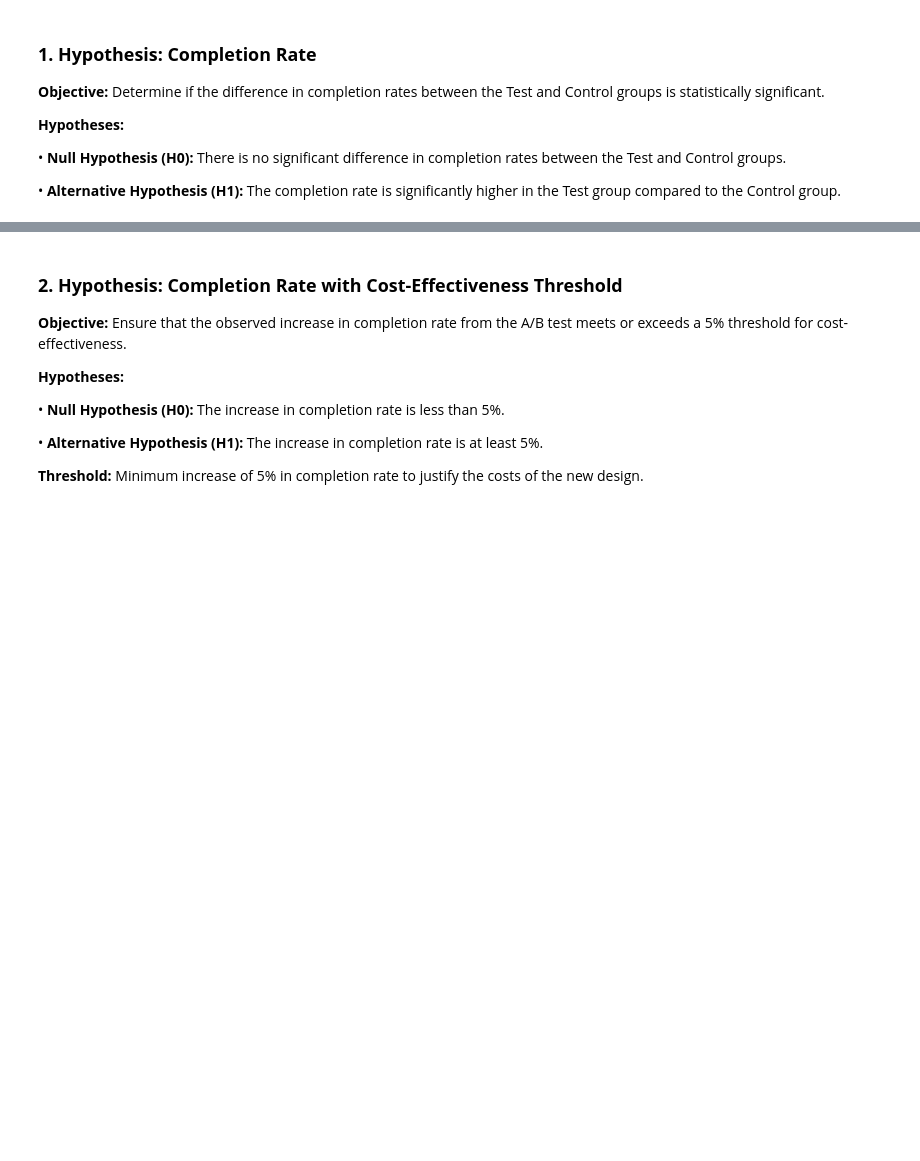
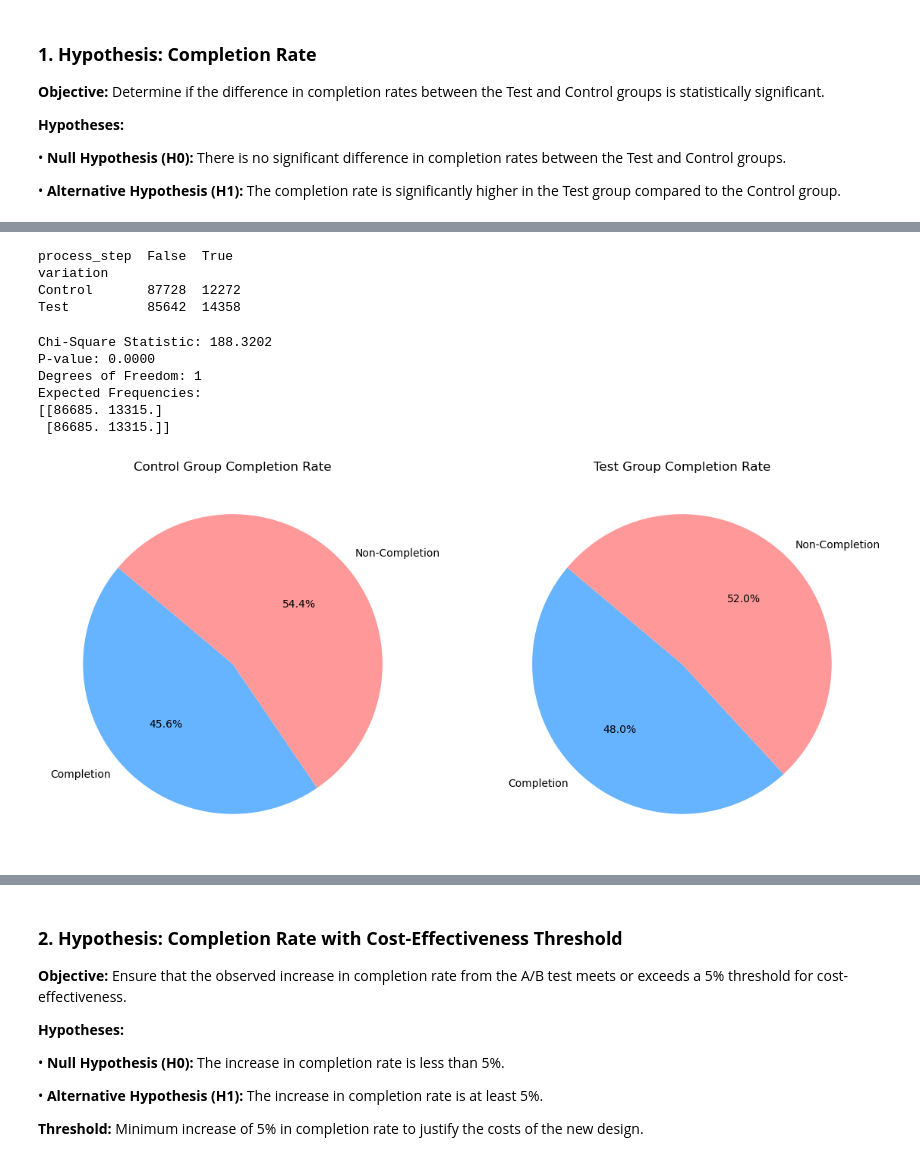
Before and after one commit to AlexRibeiro95/Vanguard-EDA, a Jupyter notebook: data/hypothesis_testing/hypothesis_testing.ipynb, the cells around one changed output, grey strips where cells are left out. Drawn from its saved outputs; the diff is of its cells as text; code cells hidden in the pictures; blank space fills up the shorter version.

```diff
--- a/data/hypothesis_testing/hypothesis_testing.ipynb
+++ b/data/hypothesis_testing/hypothesis_testing.ipynb
@@ -123,0 +33,10 @@ plt.show()
+# %%
+# Ensure unique visits or clients
+
+unique_control_visits = control_data['visit_id'].nunique()
+unique_test_visits = test_data['visit_id'].nunique()
+
+# Filter data to include only the 'confirm' step
+
+confirm_control = control_data[control_data['process_step'] == 'confirm']
+confirm_test = test_data[test_data['process_step'] == 'confirm']
@@ -123,0 +62,57 @@ plt.show()
+# %%
+from scipy.stats import chi2_contingency
+
+# Ensure the 'variation' and 'process_step' columns are present
+control_data['variation'] = 'Control'
+test_data['variation'] = 'Test'
+
+# Create a combined DataFrame
+combined_data = pd.concat([control_data, test_data], ignore_index=True)
+
+# Create a contingency table for the Chi-Square test
+contingency_table = pd.crosstab(combined_data['variation'], combined_data['process_step'] == 'confirm')
+
+print(contingency_table)
+# %% [output]
+process_step  False  True
+variation
+Control       87728  12272
+Test          85642  14358
+# %%
+# Perform the Chi-Square test
+chi2_stat, p_val, dof, ex = chi2_contingency(contingency_table)
+
+print(f"Chi-Square Statistic: {chi2_stat:.4f}")
+print(f"P-value: {p_val:.4f}")
+print(f"Degrees of Freedom: {dof}")
+print(f"Expected Frequencies: \n{ex}")
+# %% [output]
+Chi-Square Statistic: 188.3202
+P-value: 0.0000
+Degrees of Freedom: 1
+Expected Frequencies:
+[[86685. 13315.]
+ [86685. 13315.]]
+# %%
+import matplotlib.pyplot as plt
+
+# Define completion and non-completion counts for Control and Test groups
+control_counts = [confirm_control.shape[0], unique_control_visits - confirm_control.shape[0]]
+test_counts = [confirm_test.shape[0], unique_test_visits - confirm_test.shape[0]]
+labels = ['Completion', 'Non-Completion']
+
+# Create pie chart for Control group
+plt.figure(figsize=(14, 7))
+
+plt.subplot(1, 2, 1)
+plt.pie(control_counts, labels=labels, autopct='%1.1f%%', startangle=140, colors=['#66b3ff','#ff9999'])
+plt.title('Control Group Completion Rate')
+
+# Create pie chart for Test group
+plt.subplot(1, 2, 2)
+plt.pie(test_counts, labels=labels, autopct='%1.1f%%', startangle=140, colors=['#66b3ff','#ff9999'])
+plt.title('Test Group Completion Rate')
+
+plt.show()
+# %% [output]
+[figure, added]
```
Also changed, not shown: parts of 10 cells of this notebook, 1 other file.
